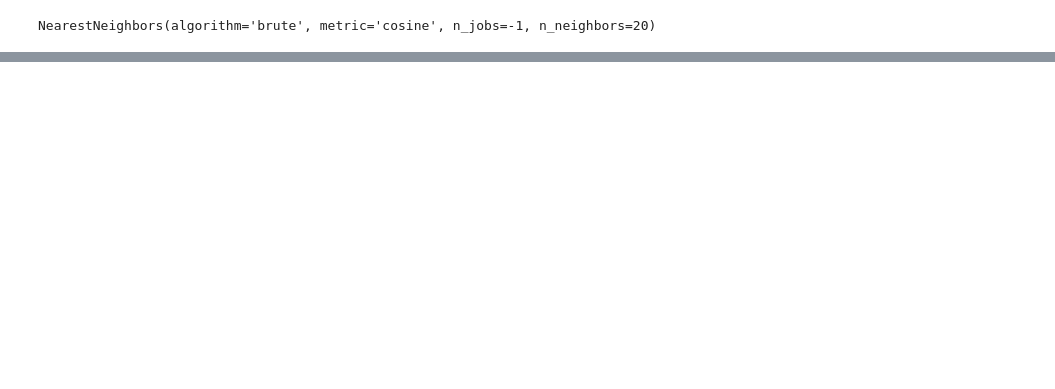
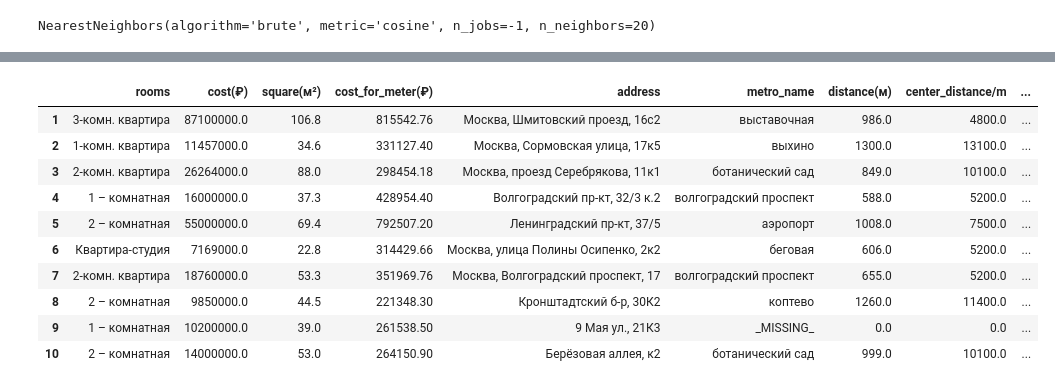
Before and after one commit to Gabuchev/Apartments-in-Moscow---The-simplest-recommendation-system, a Jupyter notebook: Rec.Sys.ipynb, the cells around one changed output, grey strips where cells are left out. Cells and saved outputs as stored; diff of their text form; code cells hidden in the pictures; blank space fills up the shorter version.

```diff
--- a/Rec.Sys.ipynb
+++ b/Rec.Sys.ipynb
@@ -762,8 +853,0 @@ df_clean = pd.read_csv(r'C:\Users\Daniel\project university\Выпускная
-# %%
-recommendations = 10
-id = 150
-#с помощью метода .kneighbors() найду индексы ближайших соседей.
-distances, indices = knn.kneighbors(csr_data[id], n_neighbors = recommendations + 1)
-
-#csr_data[id], то есть индекс нужного предложения из матрицы предпочтений в формате сжатого хранения строкой
-#n_neighbors, количество соседей (или рекомендаций); добавил «лишнего» соседа (+1) из-за того, что алгоритм также считает расстояние до самого себя
@@ -824,0 +854,33 @@ for ind_dist in indices_distances_sorted:
+# %%
+# создаю пустой список, в который буду помещать парметры рекомендации и "расстояние" до нее
+recom_list = []
+
+# теперь в цикле буду поочередно проходить по кортежам
+for ind_dist in indices_distances_sorted:
+
+    # искать id в clean.csv
+    matrix_df_id = clean.iloc[ind_dist[0]]['id']
+
+    # выяснять индекс этого предложения в датафрейме clean
+
+    id = clean[clean['id'] == matrix_df_id].index
+
+    # параметры и расстояние до рекомендации
+    rooms = clean.iloc[id]["rooms"].values[0]
+    cost = clean.iloc[id]["cost(₽)"].values[0]
+    square = clean.iloc[id]["square(м²)"].values[0]
+    cost_for_meter= clean.iloc[id]["cost_for_meter(₽)"].values[0]
+    address= clean.iloc[id]["address"].values[0]
+    metro_name= clean.iloc[id]["metro_name"].values[0]
+    distance= clean.iloc[id]["distance(м)"].values[0]
+    center_distance= clean.iloc[id]["center_distance/m"].values[0]
+    floor= clean.iloc[id]["floor"].values[0]
+    floors= clean.iloc[id]["floors"].values[0]
+    description= clean.iloc[id]["description"].values[0]
+    dist = ind_dist[1]
+
+    # помещаю данные в словарь
+    # который будет элементом списка recom_list
+    recom_list.append({"rooms" : rooms,"cost(₽)": cost,"square(м²)":square,"cost_for_meter(₽)":cost_for_meter,
+                        "address":address,"metro_name":metro_name,"distance(м)":distance,
+                        "center_distance/m":center_distance,"floor":floor,"floors":floors,"description":description,'Distance': dist})
@@ -824,0 +902,15 @@ for ind_dist in indices_distances_sorted:
+# %%
+recom_df = pd.DataFrame(recom_list, index = range(1, recommendations + 1))
+recom_df
+# %% [output]
+|  | rooms | cost(₽) | square(м²) | cost_for_meter(₽) | address | metro_name | distance(м) | center_distance/m | ... |
+| 1 | 3-комн. квартира | 87100000.0 | 106.8 | 815542.76 | Москва, Шмитовский проезд, 16с2 | выставочная | 986.0 | 4800.0 | ... |
+| 2 | 1-комн. квартира | 11457000.0 | 34.6 | 331127.40 | Москва, Сормовская улица, 17к5 | выхино | 1300.0 | 13100.0 | ... |
+| 3 | 2-комн. квартира | 26264000.0 | 88.0 | 298454.18 | Москва, проезд Серебрякова, 11к1 | ботанический сад | 849.0 | 10100.0 | ... |
+| 4 | 1 – комнатная | 16000000.0 | 37.3 | 428954.40 | Волгоградский пр-кт, 32/3 к.2 | волгоградский проспект | 588.0 | 5200.0 | ... |
+| 5 | 2 – комнатная | 55000000.0 | 69.4 | 792507.20 | Ленинградский пр-кт, 37/5 | аэропорт | 1008.0 | 7500.0 | ... |
+| 6 | Квартира-студия | 7169000.0 | 22.8 | 314429.66 | Москва, улица Полины Осипенко, 2к2 | беговая | 606.0 | 5200.0 | ... |
+| 7 | 2-комн. квартира | 18760000.0 | 53.3 | 351969.76 | Москва, Волгоградский проспект, 17 | волгоградский проспект | 655.0 | 5200.0 | ... |
+| 8 | 2 – комнатная | 9850000.0 | 44.5 | 221348.30 | Кронштадтский б-р, 30К2 | коптево | 1260.0 | 11400.0 | ... |
+| 9 | 1 – комнатная | 10200000.0 | 39.0 | 261538.50 | 9 Мая ул., 21К3 | _MISSING_ | 0.0 | 0.0 | ... |
+| 10 | 2 – комнатная | 14000000.0 | 53.0 | 264150.90 | Берёзовая аллея, к2 | ботанический сад | 999.0 | 10100.0 | ... |
```
Also changed, not shown: parts of 24 cells of this notebook.
